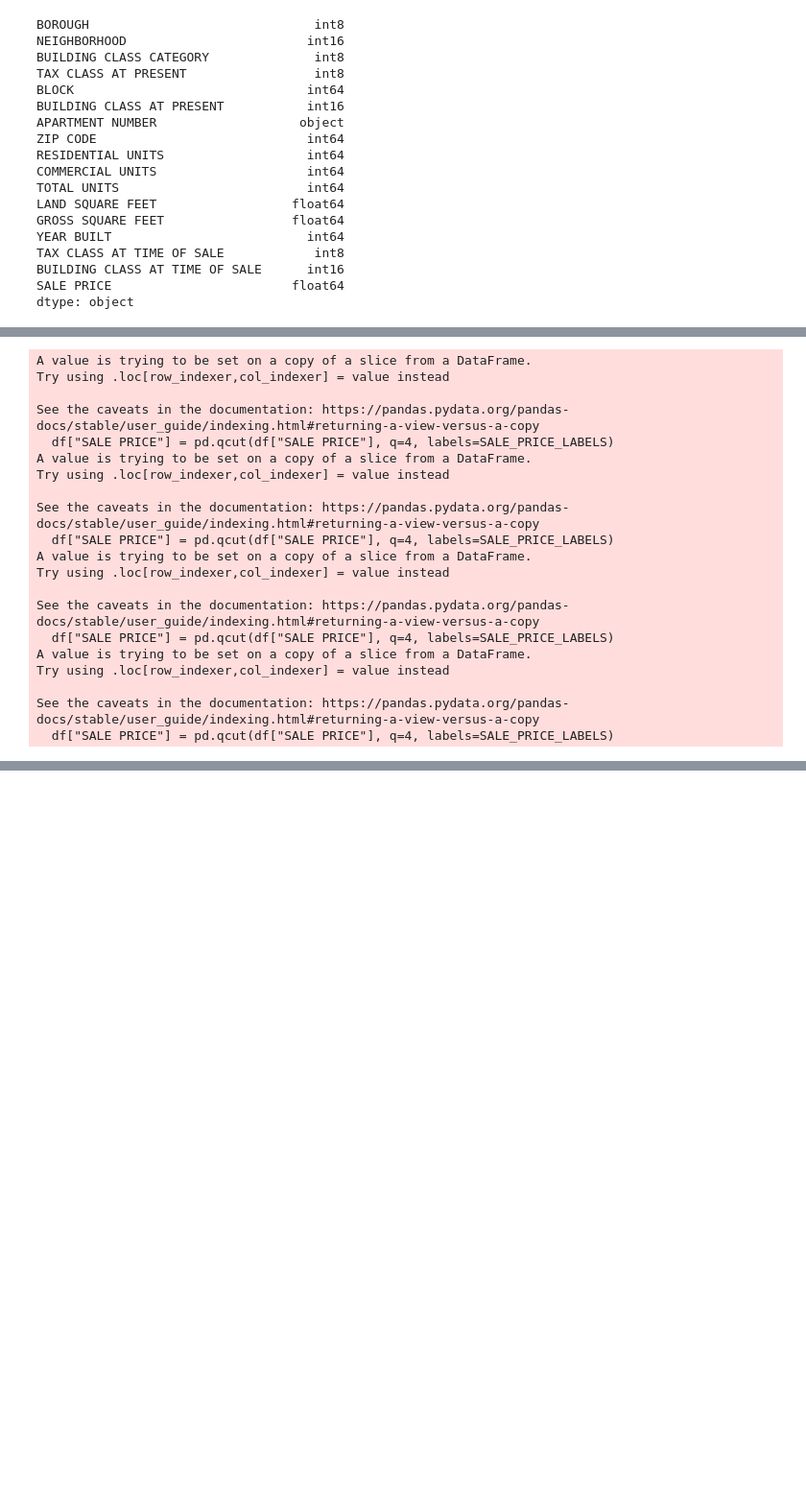
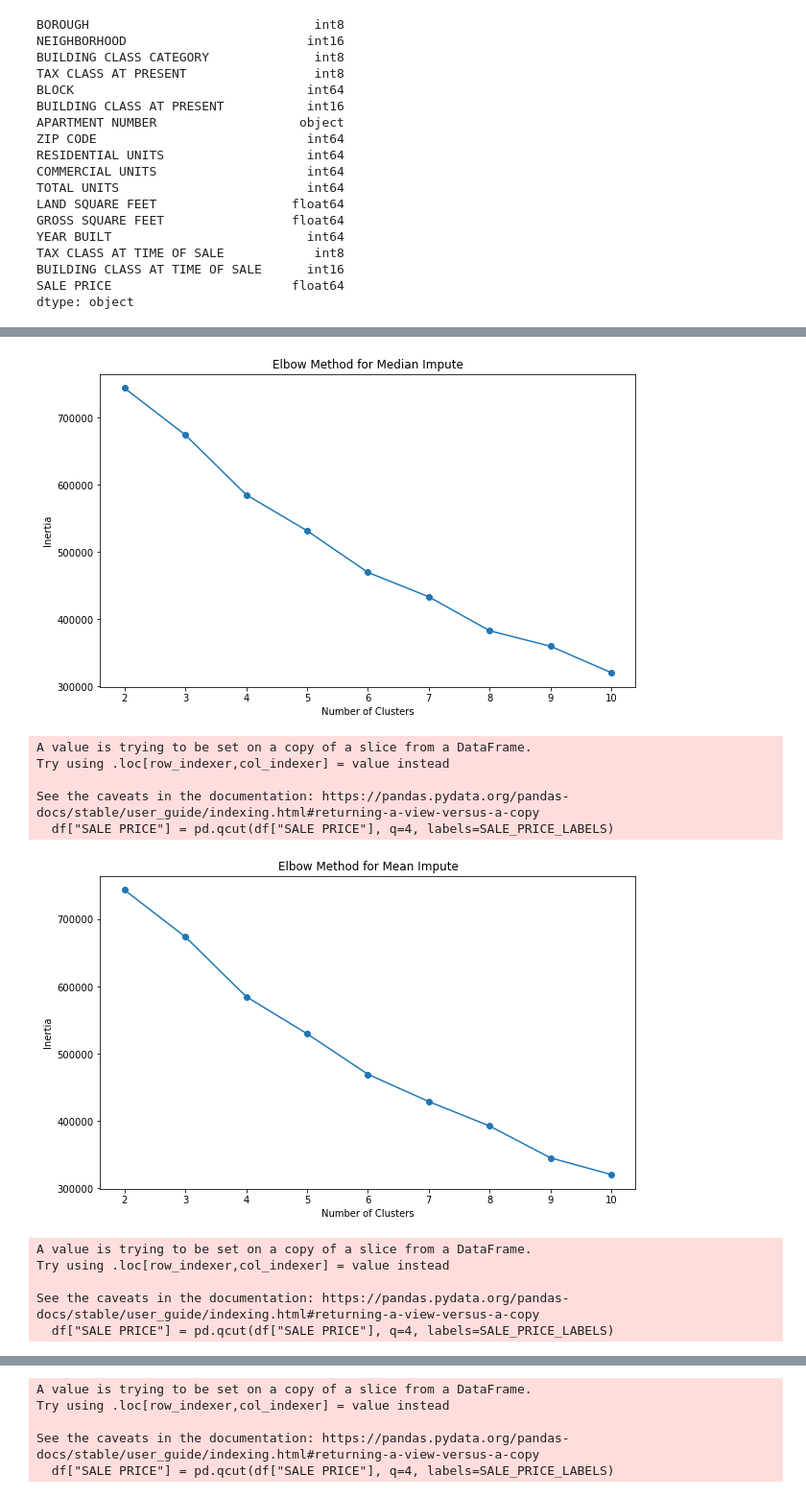
Before and after one commit to PoojaVM/CS-513-KDD-Final-Project, a Jupyter notebook: main.ipynb, the cells around one changed output, grey strips where cells are left out. Shown at 96% size. Saved outputs shown, nothing was run; the diff lists cells and outputs as text; code cells hidden in the pictures; blank space fills up the shorter version.

```diff
--- a/main.ipynb
+++ b/main.ipynb
@@ -343,57 +345,47 @@ df_no_impute = df.copy()
 # Impute the missing values in LAND SQUARE FEET and GROSS SQUARE FEET using different methods
 
 # Impute using median
 df_median_impute['LAND SQUARE FEET'] = df_median_impute['LAND SQUARE FEET'].fillna(df_median_impute['LAND SQUARE FEET'].median())
 df_median_impute['GROSS SQUARE FEET'] = df_median_impute['GROSS SQUARE FEET'].fillna(df_median_impute['GROSS SQUARE FEET'].median())
 # # do log1p transformation to make the data more normally distributed
 # df_median_impute['LAND SQUARE FEET'] = np.log1p(df_median_impute['LAND SQUARE FEET'])
 # df_median_impute['GROSS SQUARE FEET'] = np.log1p(df_median_impute['GROSS SQUARE FEET'])
 
-df_median_impute = kmeans_remove_outliers(df_median_impute)
+df_median_impute = kmeans_remove_outliers(df_median_impute, "Median Impute")
 
 # Impute using mean
 df_mean_inpute['LAND SQUARE FEET'] = df_mean_inpute['LAND SQUARE FEET'].fillna(df_mean_inpute['LAND SQUARE FEET'].mean())
 df_mean_inpute['GROSS SQUARE FEET'] = df_mean_inpute['GROSS SQUARE FEET'].fillna(df_mean_inpute['GROSS SQUARE FEET'].mean())
 # # do log1p transformation to make the data more normally distributed
 # df_mean_inpute['LAND SQUARE FEET'] = np.log1p(df_mean_inpute['LAND SQUARE FEET'])
 # df_mean_inpute['GROSS SQUARE FEET'] = np.log1p(df_mean_inpute['GROSS SQUARE FEET'])
-df_mean_inpute = kmeans_remove_outliers(df_mean_inpute)
+df_mean_inpute = kmeans_remove_outliers(df_mean_inpute, "Mean Impute")
 
-# Impute using KNN
-from sklearn.impute import KNNImputer
-
+# Impute using KNNImputer
 imputer = KNNImputer(n_neighbors=5)
 df_knn_impute['LAND SQUARE FEET'] = imputer.fit_transform(df_knn_impute[['LAND SQUARE FEET']])
 df_knn_impute['GROSS SQUARE FEET'] = imputer.fit_transform(df_knn_impute[['GROSS SQUARE FEET']])
 # # do log1p transformation to make the data more normally distributed
 # df_knn_impute['LAND SQUARE FEET'] = np.log1p(df_knn_impute['LAND SQUARE FEET'])
 # df_knn_impute['GROSS SQUARE FEET'] = np.log1p(df_knn_impute['GROSS SQUARE FEET'])
-df_knn_impute = kmeans_remove_outliers(df_knn_impute)
+df_knn_impute = kmeans_remove_outliers(df_knn_impute, "KNN Impute")
 
 # Delete rows with missing values fir df_no_impute
 df_no_impute.dropna(inplace=True)
 # # do log1p transformation to make the data more normally distributed
 # df_no_impute['LAND SQUARE FEET'] = np.log1p(df_no_impute['LAND SQUARE FEET'])
 # df_no_impute['GROSS SQUARE FEET'] = np.log1p(df_no_impute['GROSS SQUARE FEET'])
-df_no_impute = kmeans_remove_outliers(df_no_impute)
+df_no_impute = kmeans_remove_outliers(df_no_impute, "No Impute")
 # %% [output]
+[figure, added]
 A value is trying to be set on a copy of a slice from a DataFrame.
 Try using .loc[row_indexer,col_indexer] = value instead
 
 See the caveats in the documentation: https://pandas.pydata.org/pandas-docs/stable/user_guide/indexing.html#returning-a-view-versus-a-copy
   df["SALE PRICE"] = pd.qcut(df["SALE PRICE"], q=4, labels=SALE_PRICE_LABELS)
-A value is trying to be set on a copy of a slice from a DataFrame.
-Try using .loc[row_indexer,col_indexer] = value instead
-
-See the caveats in the documentation: https://pandas.pydata.org/pandas-docs/stable/user_guide/indexing.html#returning-a-view-versus-a-copy
-  df["SALE PRICE"] = pd.qcut(df["SALE PRICE"], q=4, labels=SALE_PRICE_LABELS)
-A value is trying to be set on a copy of a slice from a DataFrame.
-Try using .loc[row_indexer,col_indexer] = value instead
-
-See the caveats in the documentation: https://pandas.pydata.org/pandas-docs/stable/user_guide/indexing.html#returning-a-view-versus-a-copy
-  df["SALE PRICE"] = pd.qcut(df["SALE PRICE"], q=4, labels=SALE_PRICE_LABELS)
-A value is trying to be set on a copy of a slice from a DataFrame.
-Try using .loc[row_indexer,col_indexer] = value instead
-
-See the caveats in the documentation: https://pandas.pydata.org/pandas-docs/stable/user_guide/indexing.html#returning-a-view-versus-a-copy
-  df["SALE PRICE"] = pd.qcut(df["SALE PRICE"], q=4, labels=SALE_PRICE_LABELS)
+[figure, added]
+A value is trying to be set on a copy of a slice from a DataFrame.
+Try using .loc[row_indexer,col_indexer] = value instead
+
+See the caveats in the documentation: https://pandas.pydata.org/pandas-docs/stable/user_guide/indexing.html#returning-a-view-versus-a-copy
+  df["SALE PRICE"] = pd.qcut(df["SALE PRICE"], q=4, labels=SALE_PRICE_LABELS)
@@ -399,0 +393,5 @@ See the caveats in the documentation: https://pandas.pydata.org/pandas-docs/stab
+A value is trying to be set on a copy of a slice from a DataFrame.
+Try using .loc[row_indexer,col_indexer] = value instead
+
+See the caveats in the documentation: https://pandas.pydata.org/pandas-docs/stable/user_guide/indexing.html#returning-a-view-versus-a-copy
+  df["SALE PRICE"] = pd.qcut(df["SALE PRICE"], q=4, labels=SALE_PRICE_LABELS)
```
Also changed, not shown: parts of 25 cells of this notebook, 1 other file.
